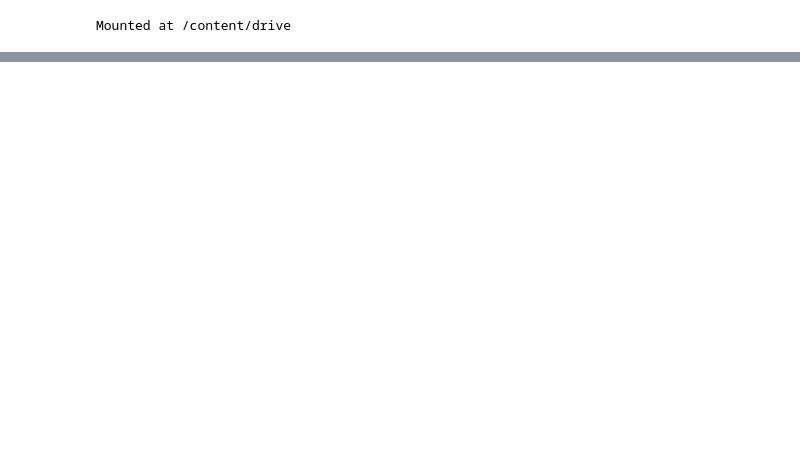
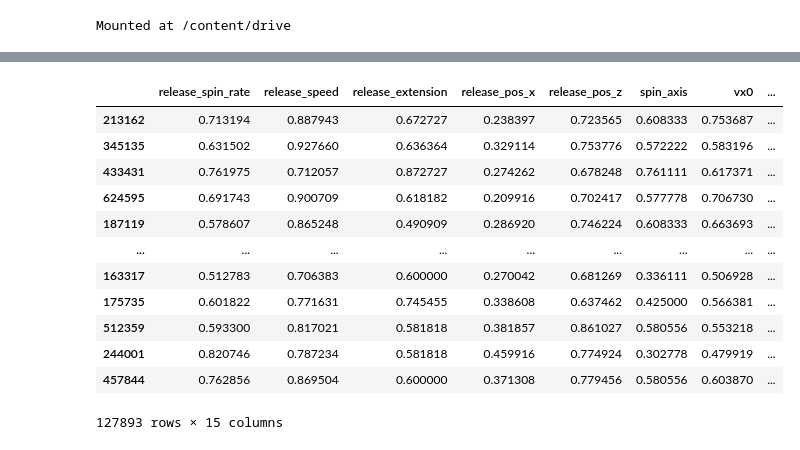
Before and after one commit to willcoomans5/mlb_predictions, a Jupyter notebook: mlb_game_data.ipynb, the cells around one changed output, grey strips where cells are left out. Cells and saved outputs as stored; diff of their text form; code cells hidden in the pictures; blank space fills up the shorter version.

```diff
--- a/mlb_game_data.ipynb
+++ b/mlb_game_data.ipynb
@@ -148,0 +193,18 @@ sc
+# %%
+def fill_vals(data):
+  data['release_spin_rate'] = data['release_spin_rate'].fillna(data['release_spin_rate'].mean())
+  data['release_speed'] = data['release_speed'].fillna(data['release_speed'].mean())
+  data['release_extension'] = data['release_extension'].fillna(data['release_extension'].mean())
+  data['release_extension'] = data['release_extension'].fillna(data['release_extension'].mean())
+  data['release_pos_x'] = data['release_pos_x'].fillna(data['release_pos_x'].mode()[0])
+  data['release_pos_z'] = data['release_pos_z'].fillna(data['release_pos_z'].mean())
+  data['spin_axis'] = data['spin_axis'].fillna(data['spin_axis'].mode()[0])
+  data['pfx_x'] = data['pfx_x'].fillna(data['pfx_x'].mean())
+  data['pfx_z'] = data['pfx_z'].fillna(data['pfx_z'].mean())
+  data['vx0'] = data['vx0'].fillna(data['vx0'].mean())
+  data['vy0'] = data['vy0'].fillna(data['vy0'].mean())
+  data['vz0'] = data['vz0'].fillna(data['vz0'].mean())
+  return data
+
+train = fill_vals(train)
+print(train.isnull().sum())
@@ -148,0 +228,10 @@ sc
+# %%
+def label_encode(data):
+  le = LabelEncoder()
+  le.fit(data['pitch_name'])
+  data['pitch_name'] = le.transform(data['pitch_name'])
+  return data, le
+
+train, le = label_encode(train)
+for idx, label in enumerate(le.classes_):
+  print(f"label: {label}, encoding: {idx}")
@@ -148,0 +256,26 @@ sc
+# %%
+def normalize(data):
+  cols = ['release_spin_rate', 'release_speed', 'release_extension',
+            'release_pos_x', 'release_pos_z', 'spin_axis', 'vx0', 'vy0',
+            'vz0', 'pfx_x', 'pfx_z', 'balls', 'strikes']
+
+  df = data.copy()[cols]
+  data.loc[:, cols] = (df - df.min()) / (df.max() - df.min())
+  return data
+
+train = normalize(train)
+train
+# %% [output]
+|  | release_spin_rate | release_speed | release_extension | release_pos_x | release_pos_z | spin_axis | vx0 | ... |
+| 213162 | 0.713194 | 0.887943 | 0.672727 | 0.238397 | 0.723565 | 0.608333 | 0.753687 | ... |
+| 345135 | 0.631502 | 0.927660 | 0.636364 | 0.329114 | 0.753776 | 0.572222 | 0.583196 | ... |
+| 433431 | 0.761975 | 0.712057 | 0.872727 | 0.274262 | 0.678248 | 0.761111 | 0.617371 | ... |
+| 624595 | 0.691743 | 0.900709 | 0.618182 | 0.209916 | 0.702417 | 0.577778 | 0.706730 | ... |
+| 187119 | 0.578607 | 0.865248 | 0.490909 | 0.286920 | 0.746224 | 0.608333 | 0.663693 | ... |
+| ... | ... | ... | ... | ... | ... | ... | ... | ... |
+| 163317 | 0.512783 | 0.706383 | 0.600000 | 0.270042 | 0.681269 | 0.336111 | 0.506928 | ... |
+| 175735 | 0.601822 | 0.771631 | 0.745455 | 0.338608 | 0.637462 | 0.425000 | 0.566381 | ... |
+| 512359 | 0.593300 | 0.817021 | 0.581818 | 0.381857 | 0.861027 | 0.580556 | 0.553218 | ... |
+| 244001 | 0.820746 | 0.787234 | 0.581818 | 0.459916 | 0.774924 | 0.302778 | 0.479919 | ... |
+| 457844 | 0.762856 | 0.869504 | 0.600000 | 0.371308 | 0.779456 | 0.580556 | 0.603870 | ... |
+127893 rows × 15 columns
```
Also changed, not shown: parts of 28 cells of this notebook.
